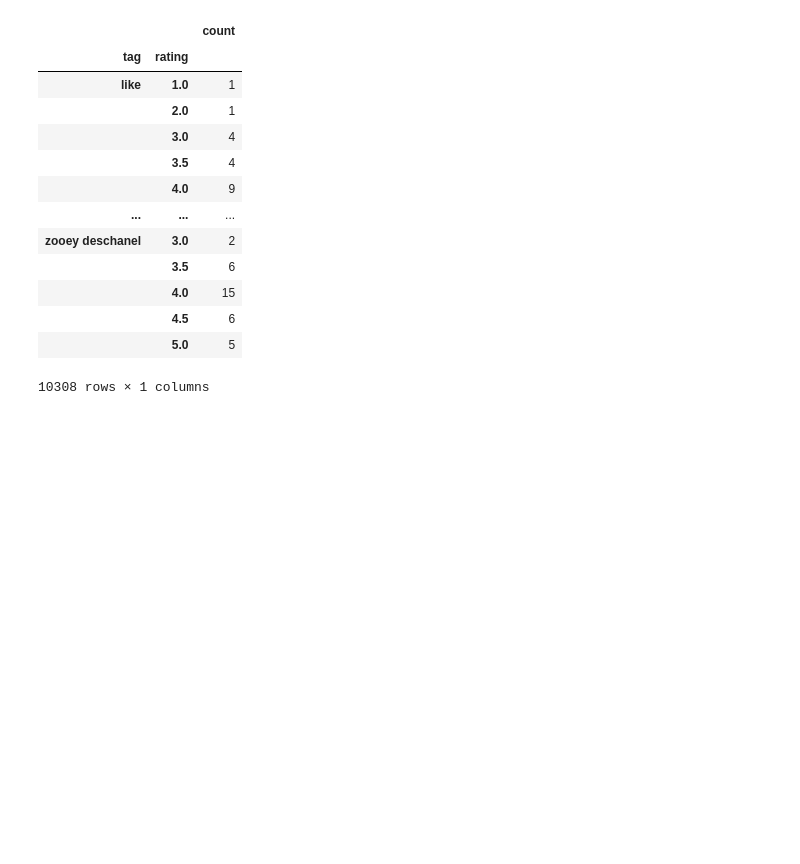
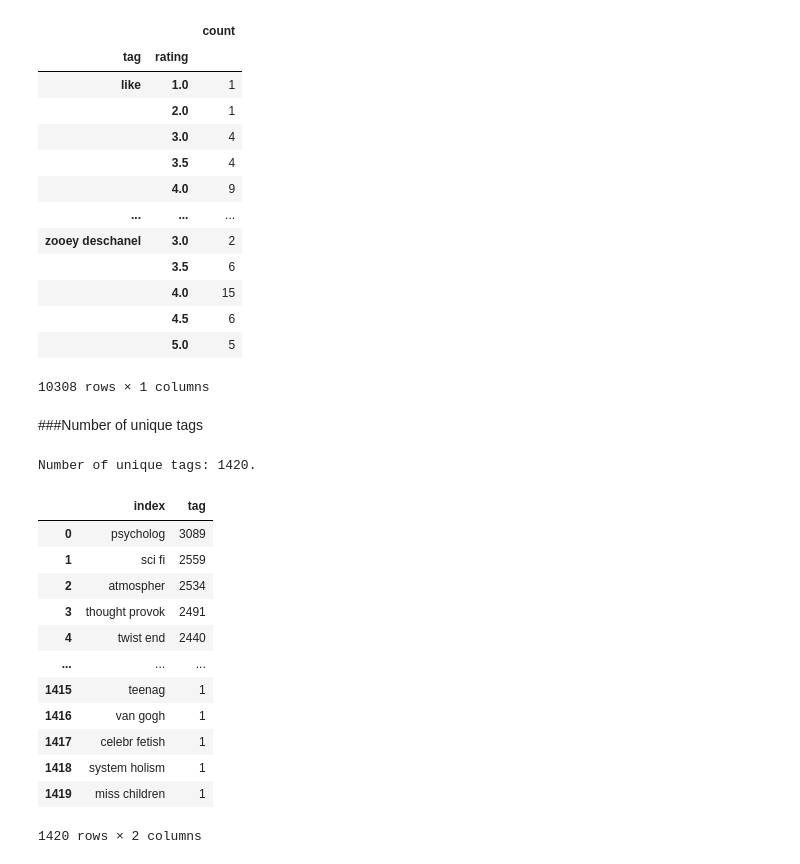
Before and after one commit to JamesKha/MovieRecommendation, a Jupyter notebook: MiniProject.ipynb, the cells around one changed output. Cells and saved outputs as stored; diff of their text form; code cells hidden in the pictures; blank space fills up the shorter version.

```diff
--- a/MiniProject.ipynb
+++ b/MiniProject.ipynb
@@ -136,3 +136,27 @@ tagVSRatings.rename({'rating':'count'},axis='columns')
 |  | 4.5 | 6 |
 |  | 5.0 | 5 |
 10308 rows × 1 columns
+# %% [markdown]
+###Number of unique tags
+# %%
+print('Number of unique tags: %i.'% len(ratingsTagsDf.tag.unique()))
+# %% [output]
+Number of unique tags: 1420.
+# %%
+generalCountofTags = pd.DataFrame(ratingsTagsDf.tag.value_counts())
+generalCountofTags.reset_index(inplace=True)
+generalCountofTags
+# %% [output]
+|  | index | tag |
+| 0 | psycholog | 3089 |
+| 1 | sci fi | 2559 |
+| 2 | atmospher | 2534 |
+| 3 | thought provok | 2491 |
+| 4 | twist end | 2440 |
+| ... | ... | ... |
+| 1415 | teenag | 1 |
+| 1416 | van gogh | 1 |
+| 1417 | celebr fetish | 1 |
+| 1418 | system holism | 1 |
+| 1419 | miss children | 1 |
+1420 rows × 2 columns
```
Also changed, not shown: parts of 1 cell of this notebook.
